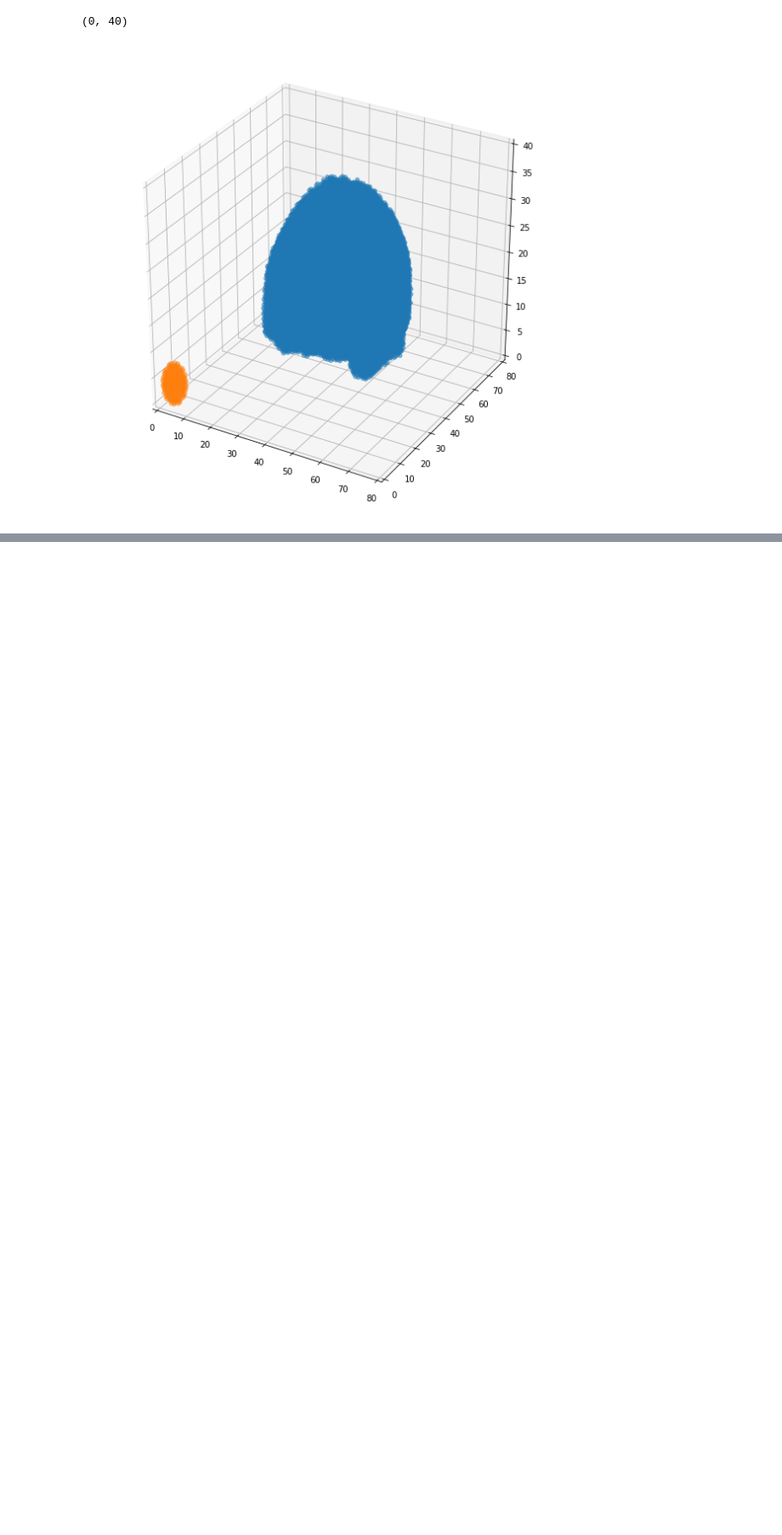
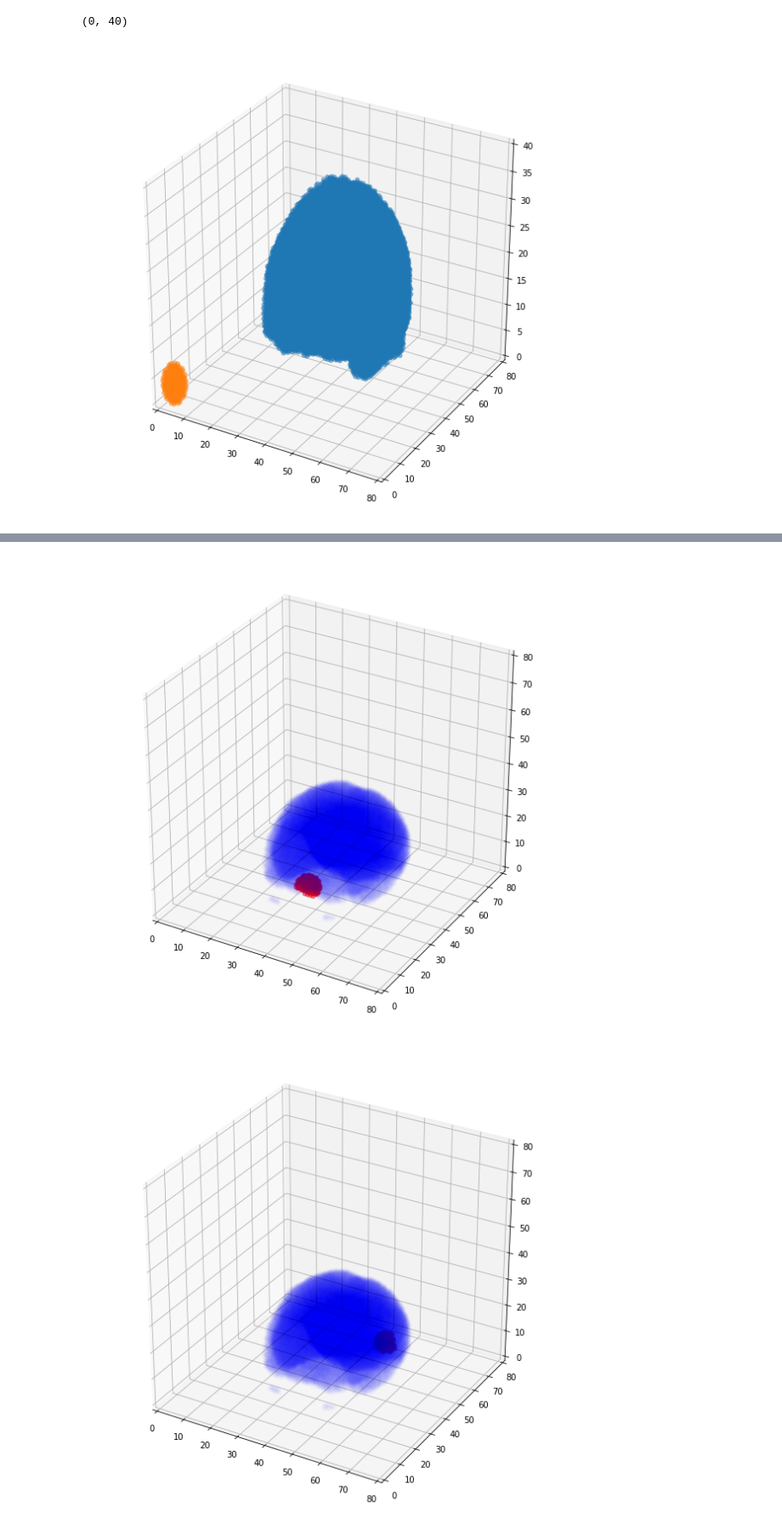
Before and after one commit to claire-lugrin/big_data_fmri, a Jupyter notebook: create_searchlight_roi.ipynb, the cells around one changed output, grey strips where cells are left out. Shown at 85% size. Drawn from its saved outputs; the diff is of its cells as text; code cells hidden in the pictures; blank space fills up the shorter version.

```diff
--- a/create_searchlight_roi.ipynb
+++ b/create_searchlight_roi.ipynb
@@ -115,0 +99,72 @@ for vox in range(0,coord_brain.shape[0],2500):
+# %%
+# create a table with the voxels coordinates of each brain ROI: to fill in with the sphere coordinates
+roi_table=data_table[data_table.brain_mask>0]
+
+# ROI
+radius=4
+center=(0.5)
+arr = rg.sphere(radius*2, radius,center)
+
+for vox in range(0,coord_brain.shape[0]):
+
+    data_roi=np.copy(mask_im)
+    data_roi[:] = np.nan
+
+    #localisation of the center voxel
+    coord_center = coord_brain[vox,:]
+
+    # sphere around it
+
+    # square
+    dat_roi=mask_im[max(coord_center[0]-radius,0):min(coord_center[0]+radius,mask_im.shape[0]),max(coord_center[1]-radius,0):min(coord_center[1]+radius,mask_im.shape[1]),max(coord_center[2]-radius,0):min(coord_center[2]+radius,mask_im.shape[2])]
+
+
+      #multiply by sphere
+    # pb if the voxels are outside the mask image
+    if any(coord_center-radius<0) or any(coord_center+radius>mask_im.shape):
+        # remove bottom row
+        if coord_center[0]-radius<0:
+            roi_sphere=np.multiply(dat_roi,arr[1:,:,:])
+        elif coord_center[1]-radius<0:
+            roi_sphere=np.multiply(dat_roi,arr[:,1:,:])
+        elif coord_center[2]-radius<0:
+            roi_sphere=np.multiply(dat_roi,arr[:,:,1:])
+
+        # remove top row
+        if coord_center[0]+radius>mask_im.shape[0]:
+            roi_sphere=np.multiply(dat_roi,arr[:-1,:,:])
+        elif coord_center[1]+radius>mask_im.shape[1]:
+            roi_sphere=np.multiply(dat_roi,arr[:,:-1,:])
+        elif coord_center[2]+radius>mask_im.shape[2]:
+            roi_sphere=np.multiply(dat_roi,arr[:,:,:-1])
+    else:
+        roi_sphere=np.multiply(dat_roi,arr)
+
+    roi_sphere[roi_sphere==0]=np.nan
+
+    # replace in the big array
+    data_roi[max(coord_center[0]-radius,0):min(coord_center[0]+radius,mask_im.shape[0]),max(coord_center[1]-radius,0):min(coord_center[1]+radius,mask_im.shape[1]),max(coord_center[2]-radius,0):min(coord_center[2]+radius,mask_im.shape[2])]=roi_sphere
+
+    # put 1 in the voxels in the roi table
+    #roi_table=data_table['roi'+str(vox)]=np.reshape(np.transpose(data_roi),data_roi.size,1)
+
+
+    #plot the brain and the ROI for some of them
+    if vox%5000==0:
+        plt.rcParams["figure.figsize"] = [10,10]
+
+        fig = plt.figure()
+        ax = fig.gca(projection='3d')
+
+        # brain
+        x, y, z = np.where(mask_im>0)
+        ax.scatter(x, y, z, cmap=plt.cm.YlGnBu_r,color='blue',alpha=0.02)
+
+        # ROI
+        x2, y2, z2 = np.where(~np.isnan(data_roi))
+        ax.scatter(x2, y2, z2, cmap=plt.cm.YlGnBu_r,color='red',alpha=0.5)
+
+        ax.set_xlim(0,80)
+        ax.set_ylim(0,80)
+        ax.set_zlim(0,80)
+# %% [output]
@@ -115,0 +176,2 @@ for vox in range(0,coord_brain.shape[0],2500):
+[figure, added]
+[figure, added]
```
Also changed, not shown: parts of 23 cells of this notebook.
